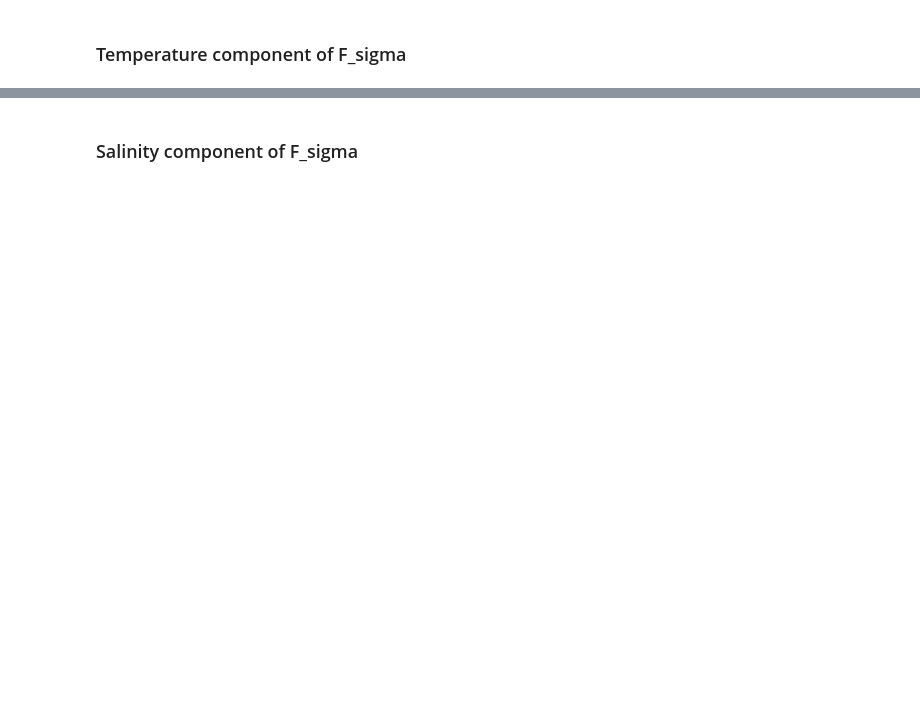
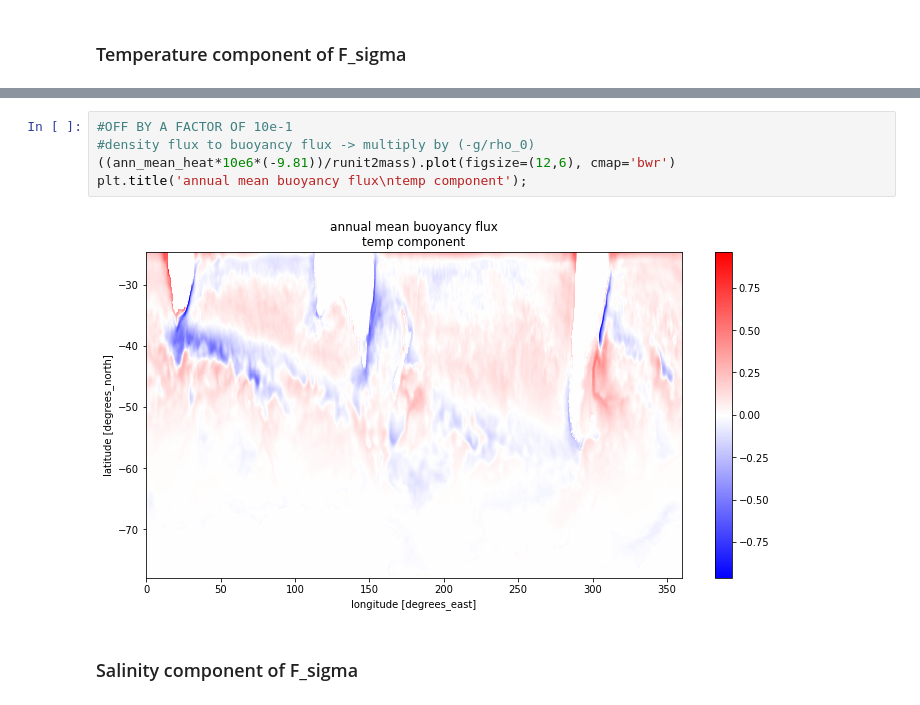
Before and after one commit to shanicetbailey/nasa-finesst-proposal, a Jupyter notebook: NASA-preliminary-figs.ipynb, the cells around one changed output, grey strips where cells are left out. Saved outputs shown, nothing was run; the diff lists cells and outputs as text; blank space fills up the shorter version.

```diff
--- a/NASA-preliminary-figs.ipynb
+++ b/NASA-preliminary-figs.ipynb
@@ -162,3 +207,10 @@ Text(0.5, 1.0, 'temperature component of\ndensity flux\nat t=0')
+# %%
+#OFF BY A FACTOR OF 10e-1
+#density flux to buoyancy flux -> multiply by (-g/rho_0)
+((ann_mean_heat*10e6*(-9.81))/runit2mass).plot(figsize=(12,6), cmap='bwr')
+plt.title('annual mean buoyancy flux\ntemp component');
+# %% [output]
+[figure, added]
 # %% [markdown]
 ### Salinity component of F_sigma
 # %%
```
Also changed, not shown: parts of 22 cells of this notebook.
